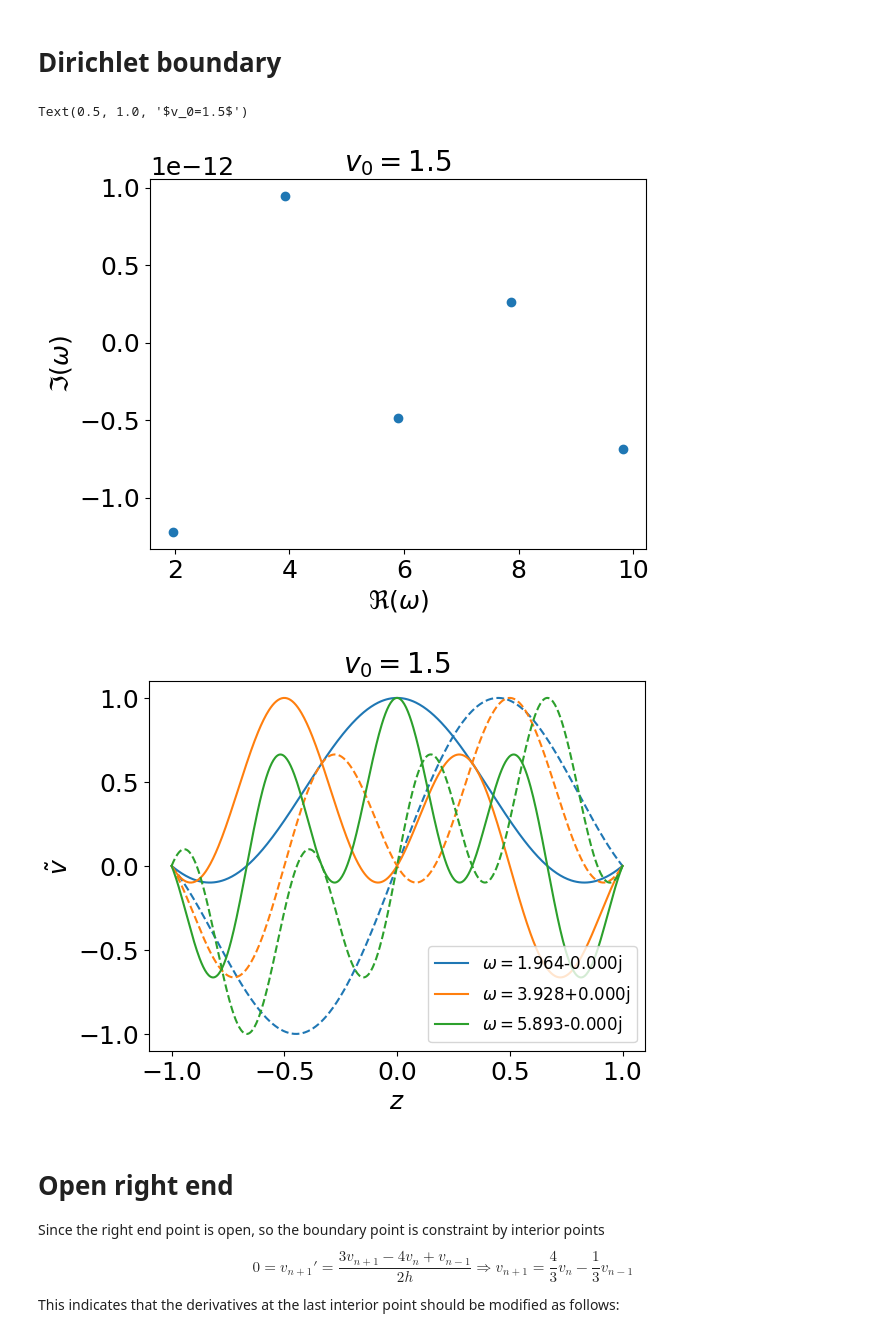
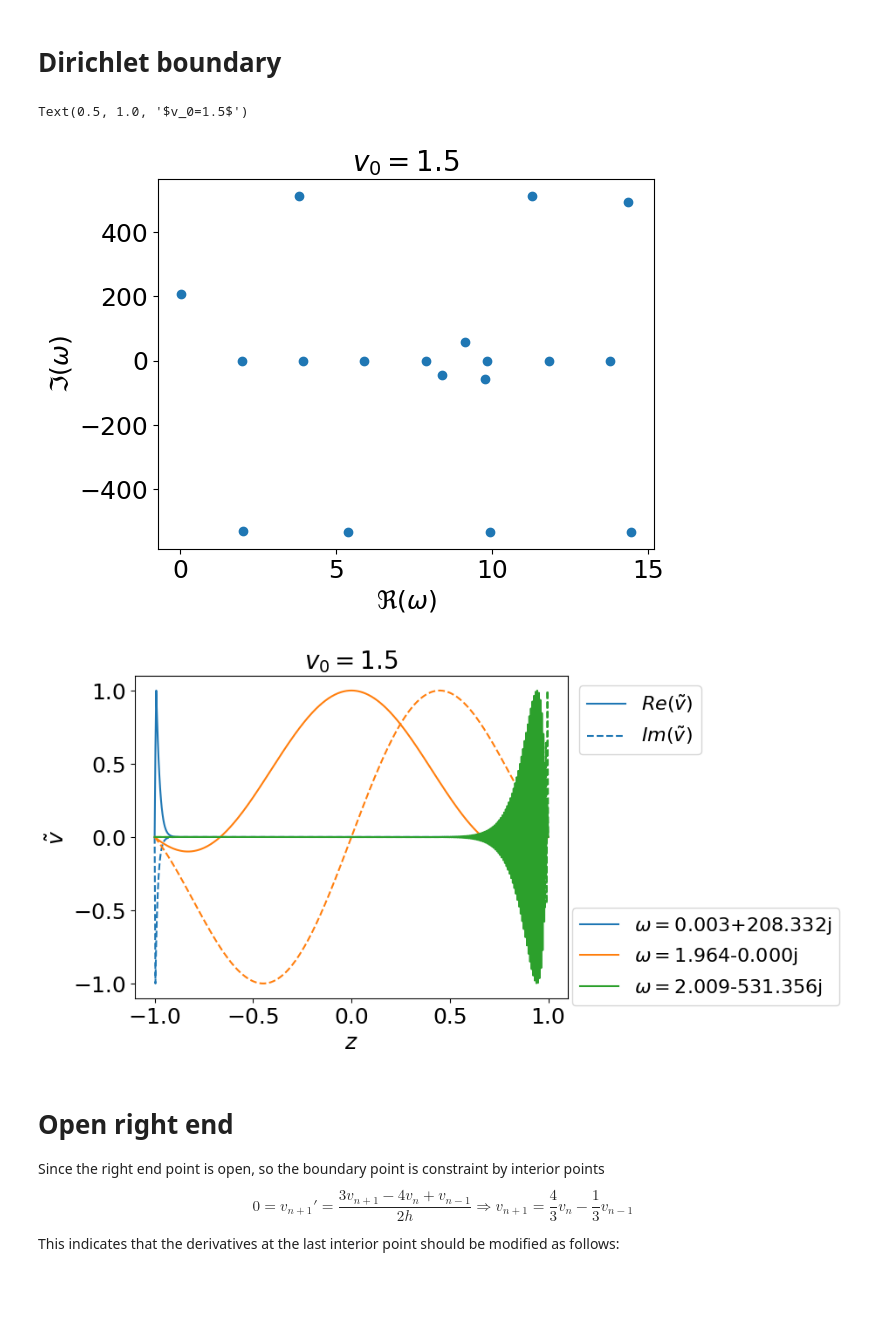
Before and after one commit to HuntFeng/magnetic-nozzle-spectral-instability, a Jupyter notebook: finite-difference.ipynb, the cells around one changed output. Cells and saved outputs as stored; diff of their text form; code cells hidden in the pictures; blank space fills up the shorter version.

```diff
--- a/finite-difference.ipynb
+++ b/finite-difference.ipynb
@@ -14,37 +14,39 @@ accelerating = True
 boundary = Boundary.FIXED_FIXED
 
 params = Params(Mm, constant_v, accelerating, boundary)
 spectral = Spectral(N, "symmetric", "FD")
 nozzle = Nozzle(params, spectral.x)
 v0 = nozzle.v0
 x = spectral.x
 D1 = spectral.D1
 D2 = spectral.D2
 
 A11 = np.zeros_like(D1)
 A12 = np.eye(*D1.shape)
 A21 = -np.diag(1-v0**2)@D2 \
         + np.diag((3*v0 + 1/v0)*(D1@v0))@D1 \
         + np.diag((1-1/v0**2)*(D1@v0)**2) \
         + np.diag((v0+1/v0)*(D2@v0))
 A22 = -2j*(np.diag(v0)@D1 + np.diag(D1@v0))
 
 A = np.block([[A11[1:-1,1:-1], A12[1:-1,1:-1]],[A21[1:-1,1:-1], A22[1:-1,1:-1]]])
 V, nozzle.omega = nozzle.solve(A)
 nozzle.V = np.pad(V, ((1,1),(0,0))) # pad two ends by 0
-nozzle.sort_solutions(real_range=[0,10], imag_range=[-2,2])
+nozzle.sort_solutions(real_range=[0,15])
 ax1 = nozzle.plot_eigenvalues()
 ax1.set_title("$v_0=1.5$")
 ax2 = nozzle.plot_eigenfunctions()
 # ax2.legend(bbox_to_anchor=(1,1))
-ax2.legend(fontsize="large", loc="lower right")
+legend = ax2.legend(["$Re(\\tilde{v})$", "$Im(\\tilde{v})$"], bbox_to_anchor=(1.33,1))
+ax2.legend(bbox_to_anchor=(1.65,0.31))
+ax2.add_artist(legend)
 ax2.set_title("$v_0=1.5$")
 
 # nozzle.save_data("FD",N=N)
 # %% [output]
 Text(0.5, 1.0, '$v_0=1.5$')
-[figure, old version]
+[figure, new version]
-[figure, old version]
+[figure, new version]
 # %% [markdown]
 # Open right end
 Since the right end point is open, so the boundary point is constraint by interior points
```
Also changed, not shown: 30 other files.
